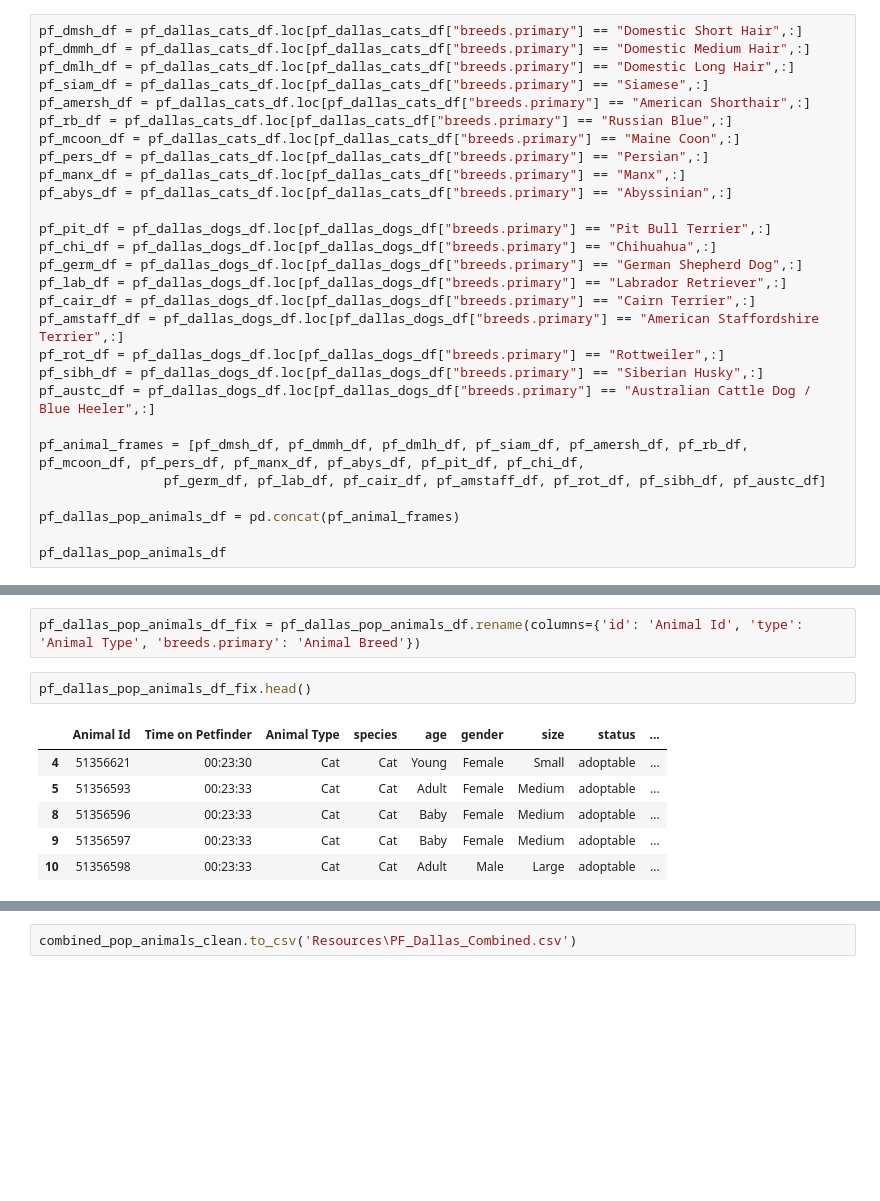
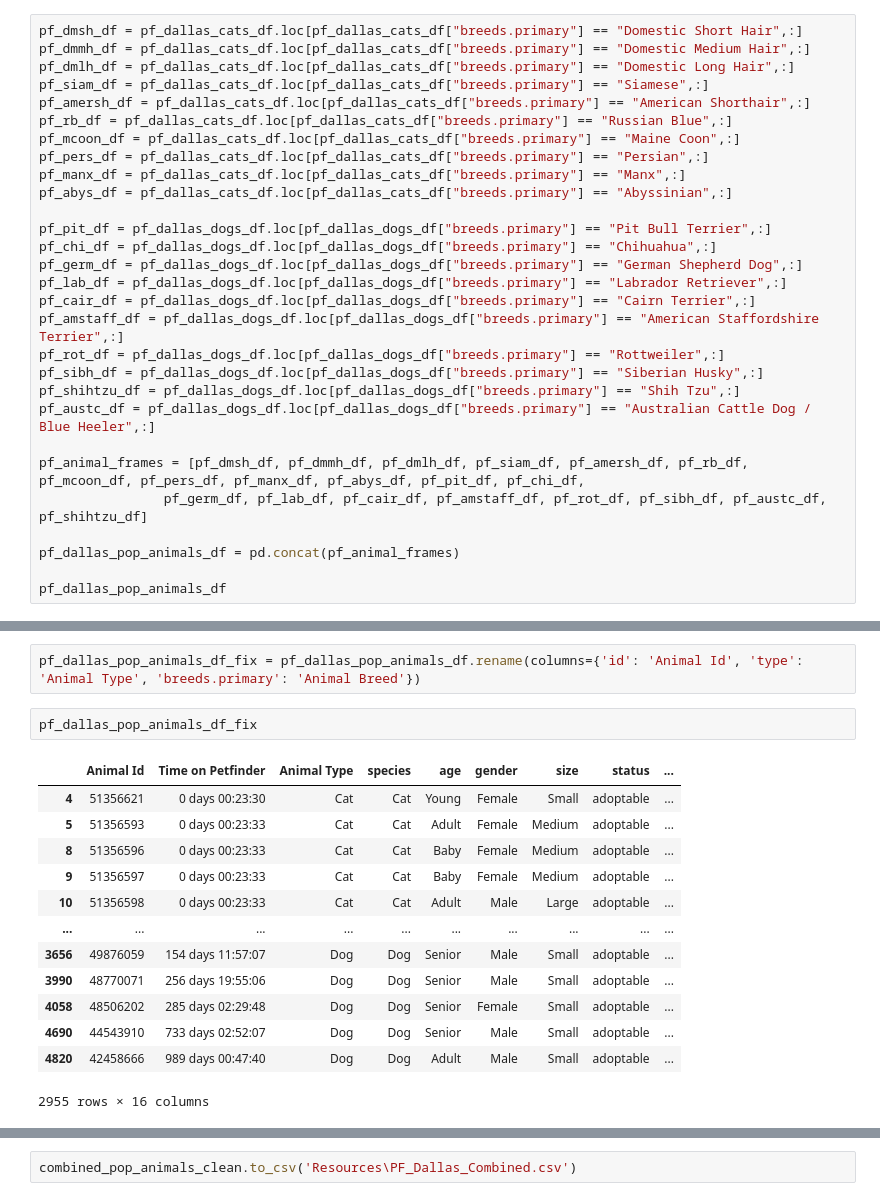
Before and after one commit to jconcha56429/Project1, a Jupyter notebook: Project1.ipynb, the cells around one changed output, grey strips where cells are left out. Saved outputs shown, nothing was run; the diff lists cells and outputs as text; blank space fills up the shorter version.

```diff
--- a/Project1.ipynb
+++ b/Project1.ipynb
@@ -1131,10 +1136,11 @@ pf_cair_df = pf_dallas_dogs_df.loc[pf_dallas_dogs_df["breeds.primary"] == "Cairn
 pf_amstaff_df = pf_dallas_dogs_df.loc[pf_dallas_dogs_df["breeds.primary"] == "American Staffordshire Terrier",:]
 pf_rot_df = pf_dallas_dogs_df.loc[pf_dallas_dogs_df["breeds.primary"] == "Rottweiler",:]
 pf_sibh_df = pf_dallas_dogs_df.loc[pf_dallas_dogs_df["breeds.primary"] == "Siberian Husky",:]
+pf_shihtzu_df = pf_dallas_dogs_df.loc[pf_dallas_dogs_df["breeds.primary"] == "Shih Tzu",:]
 pf_austc_df = pf_dallas_dogs_df.loc[pf_dallas_dogs_df["breeds.primary"] == "Australian Cattle Dog / Blue Heeler",:]
 
 pf_animal_frames = [pf_dmsh_df, pf_dmmh_df, pf_dmlh_df, pf_siam_df, pf_amersh_df, pf_rb_df, pf_mcoon_df, pf_pers_df, pf_manx_df, pf_abys_df, pf_pit_df, pf_chi_df,
-                pf_germ_df, pf_lab_df, pf_cair_df, pf_amstaff_df, pf_rot_df, pf_sibh_df, pf_austc_df]
+                pf_germ_df, pf_lab_df, pf_cair_df, pf_amstaff_df, pf_rot_df, pf_sibh_df, pf_austc_df, pf_shihtzu_df]
 
 pf_dallas_pop_animals_df = pd.concat(pf_animal_frames)
 
@@ -1253,14 +1263,21 @@ memory usage: 26.5+ MB
 # %%
 pf_dallas_pop_animals_df_fix = pf_dallas_pop_animals_df.rename(columns={'id': 'Animal Id', 'type': 'Animal Type', 'breeds.primary': 'Animal Breed'})
 # %%
-pf_dallas_pop_animals_df_fix.head()
+pf_dallas_pop_animals_df_fix
 # %% [output]
 |  | Animal Id | Time on Petfinder | Animal Type | species | age | gender | size | status | ... |
-| 4 | 51356621 | 00:23:30 | Cat | Cat | Young | Female | Small | adoptable | ... |
-| 5 | 51356593 | 00:23:33 | Cat | Cat | Adult | Female | Medium | adoptable | ... |
-| 8 | 51356596 | 00:23:33 | Cat | Cat | Baby | Female | Medium | adoptable | ... |
-| 9 | 51356597 | 00:23:33 | Cat | Cat | Baby | Female | Medium | adoptable | ... |
-| 10 | 51356598 | 00:23:33 | Cat | Cat | Adult | Male | Large | adoptable | ... |
+| 4 | 51356621 | 0 days 00:23:30 | Cat | Cat | Young | Female | Small | adoptable | ... |
+| 5 | 51356593 | 0 days 00:23:33 | Cat | Cat | Adult | Female | Medium | adoptable | ... |
+| 8 | 51356596 | 0 days 00:23:33 | Cat | Cat | Baby | Female | Medium | adoptable | ... |
+| 9 | 51356597 | 0 days 00:23:33 | Cat | Cat | Baby | Female | Medium | adoptable | ... |
+| 10 | 51356598 | 0 days 00:23:33 | Cat | Cat | Adult | Male | Large | adoptable | ... |
+| ... | ... | ... | ... | ... | ... | ... | ... | ... | ... |
+| 3656 | 49876059 | 154 days 11:57:07 | Dog | Dog | Senior | Male | Small | adoptable | ... |
+| 3990 | 48770071 | 256 days 19:55:06 | Dog | Dog | Senior | Male | Small | adoptable | ... |
+| 4058 | 48506202 | 285 days 02:29:48 | Dog | Dog | Senior | Female | Small | adoptable | ... |
+| 4690 | 44543910 | 733 days 02:52:07 | Dog | Dog | Senior | Male | Small | adoptable | ... |
+| 4820 | 42458666 | 989 days 00:47:40 | Dog | Dog | Adult | Male | Small | adoptable | ... |
+2955 rows × 16 columns
 # %%
 combined_pop_animals_df = pf_dallas_pop_animals_df_fix.merge(dallas_pop_animals_df,on=['Animal Id','Animal Type', 'Animal Breed'], how='outer')
 combined_pop_animals_df['Animal Type'] = combined_pop_animals_df['Animal Type'].replace(['CAT','DOG'],
```
Also changed, not shown: parts of 12 cells of this notebook, 2 other files.
